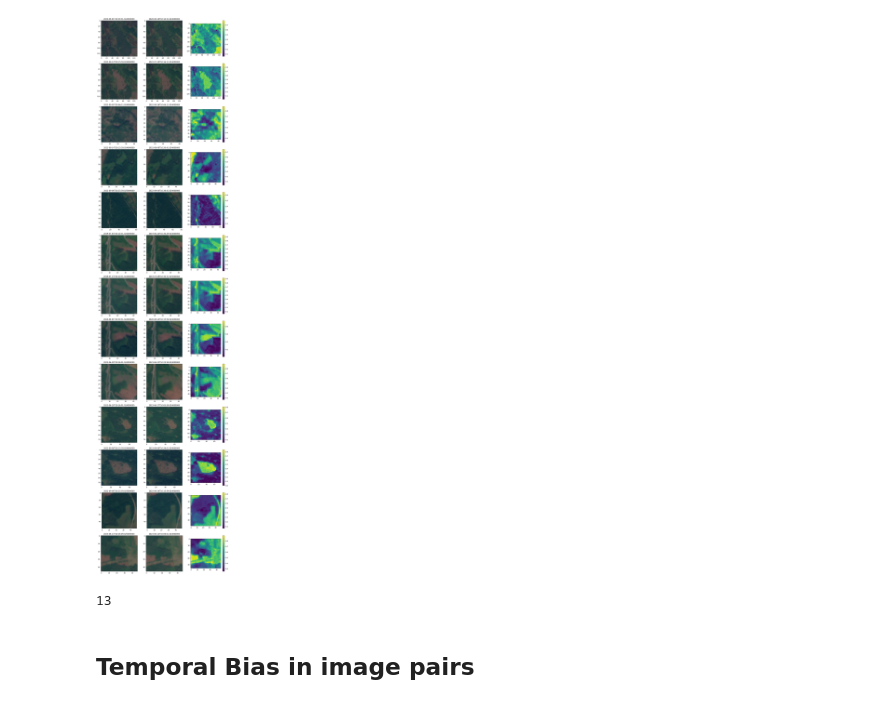
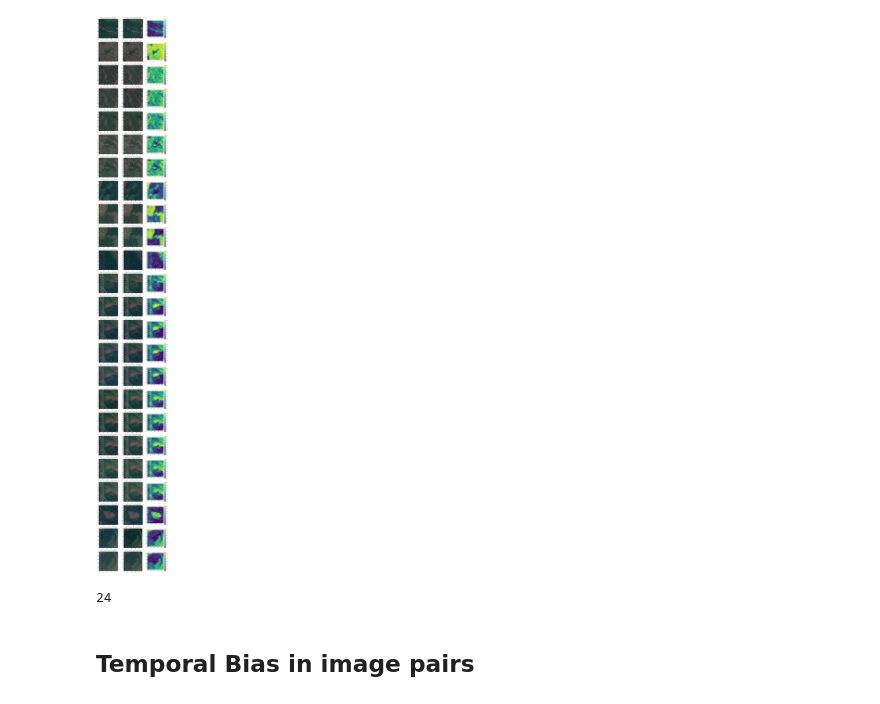
Before and after one commit to chiara-aisweden/cloud_rm, a Jupyter notebook: Cloud_rm/forest_agency_temporal_changes.ipynb, the cells around one changed output. Saved outputs shown, nothing was run; the diff lists cells and outputs as text; code cells hidden in the pictures.

```diff
--- a/Cloud_rm/forest_agency_temporal_changes.ipynb
+++ b/Cloud_rm/forest_agency_temporal_changes.ipynb
@@ -19,5 +27,5 @@ plt.rcParams['figure.figsize'] = [20, 10]
 # %%
-main_dir='/cloud/skogsstyrelsen_pairs_clear/'
+main_dir='/cloud/skogsstyrelsen_pairs_clear_2/'
 directories=os.listdir(main_dir)
 #directories
 # %%
@@ -148,35 +136,32 @@ sun_zenith=[[48.1025855529559, 46.628375222253],
 # %%
 ncols=3
 nrows=len(ims_all)
 
 plt.rcParams['figure.figsize'] = [5*ncols, 5*nrows]
 fig,axs=plt.subplots(ncols=ncols,nrows=nrows)
 
 pair_c=0
 for i,pair in enumerate(ims_all):
 
-    s_z=sun_zenith[i]
-    ims_all[i][0][:,:,12]=s_z[0] #Update sun zenith angles
-    ims_all[i][1][:,:,12]=s_z[1] #Update sun zenith angles
     im_clear=pair[0]
     im_cloud=pair[1]
 
     im_clear_show=hf.Sentinel2TrueColor(im_clear)
     im_cloud_show=hf.Sentinel2TrueColor(im_cloud)
 
     axs[pair_c,0].imshow(im_clear_show)
     axs[pair_c,0].set_title(temporals_all[i][0])
     axs[pair_c,1].imshow(im_cloud_show)
     axs[pair_c,1].set_title(temporals_all[i][1])
     im_c=axs[pair_c,2].imshow(im_cloud[:,:,-2])
     fig.colorbar(im_c,ax=axs[pair_c,2])
     pair_c+=1
 # %% [output]
-[figure, old version]
+[figure, new version]
 # %%
 len(ims_all)
 # %% [output]
-13
+24
 # %%
 main_filepath='pytorch_models/final_model_shadow_edition_10ens_trans'
 n_ensemble=10
```
Also changed, not shown: parts of 14 cells of this notebook, 1 other file.
